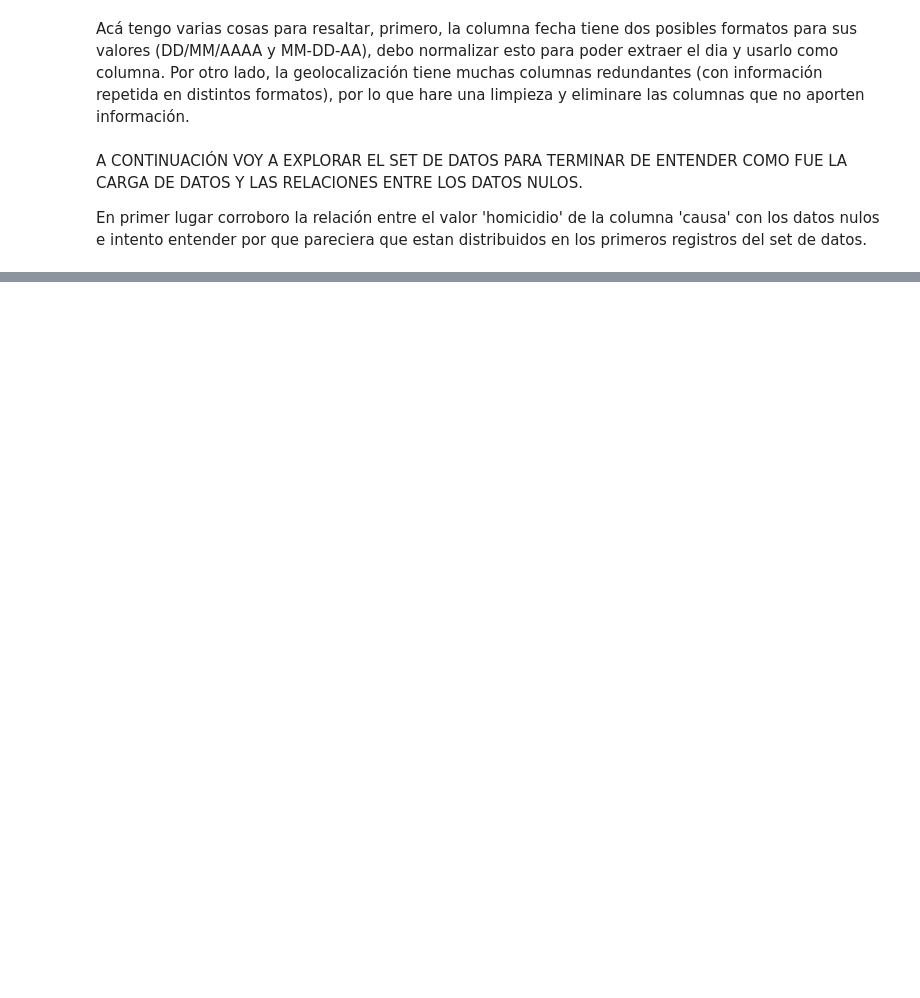
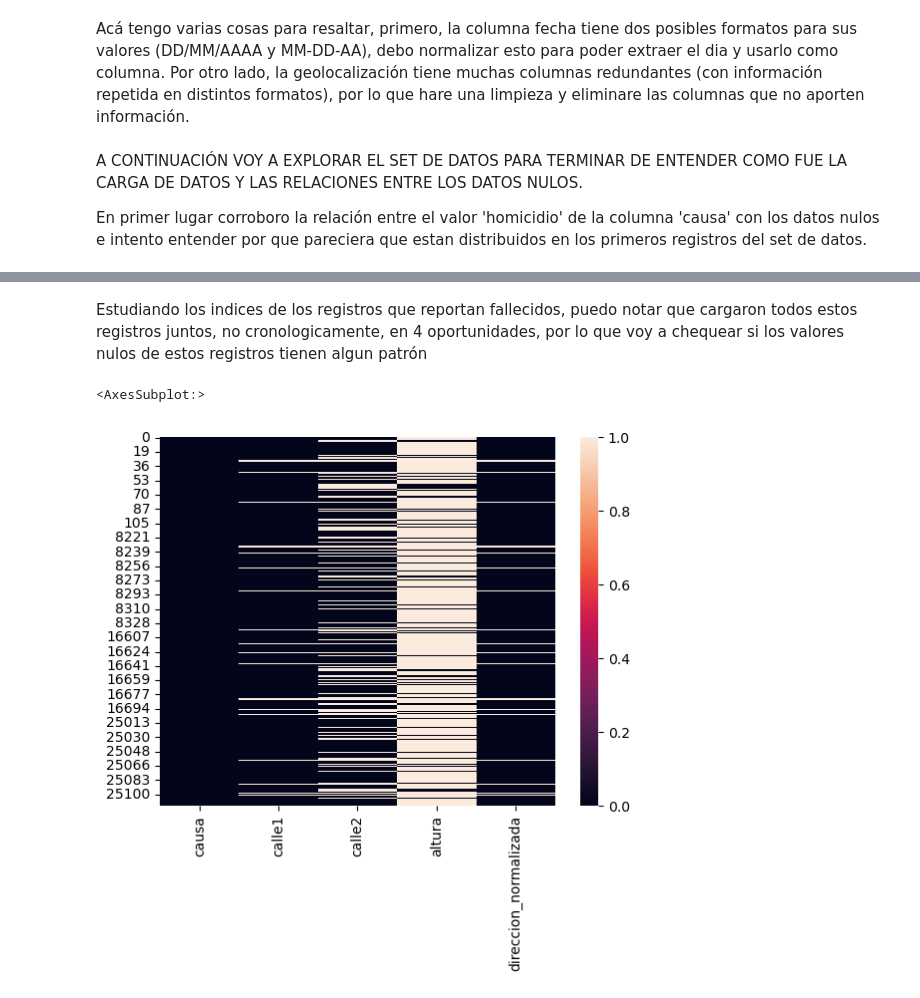
Before and after one commit to joakoracing/TP_CoderHouse, a Jupyter notebook: TP6- PRIMERA ENTREGA/Primera_entrega.ipynb, the cells around one changed output, grey strips where cells are left out. Cells and saved outputs as stored; diff of their text form; code cells hidden in the pictures; blank space fills up the shorter version.

```diff
--- a/TP6- PRIMERA ENTREGA/Primera_entrega.ipynb
+++ b/TP6- PRIMERA ENTREGA/Primera_entrega.ipynb
@@ -142,0 +148,7 @@ sin_df.loc[sin_df.causa == 'homicidio'].
+# %% [markdown]
+Estudiando los indices de los registros que reportan fallecidos, puedo notar que cargaron todos estos registros juntos, no cronologicamente, en 4 oportunidades, por lo que voy a chequear si los valores nulos de estos registros tienen algun patrón
+# %%
+sns.heatmap(sin_df[['causa','calle1','calle2','altura','direccion_normalizada']].loc[sin_df.causa == 'homicidio'].isnull())
+# %% [output]
+<AxesSubplot:>
+[figure, added]
```
Also changed, not shown: parts of 7 cells of this notebook.
